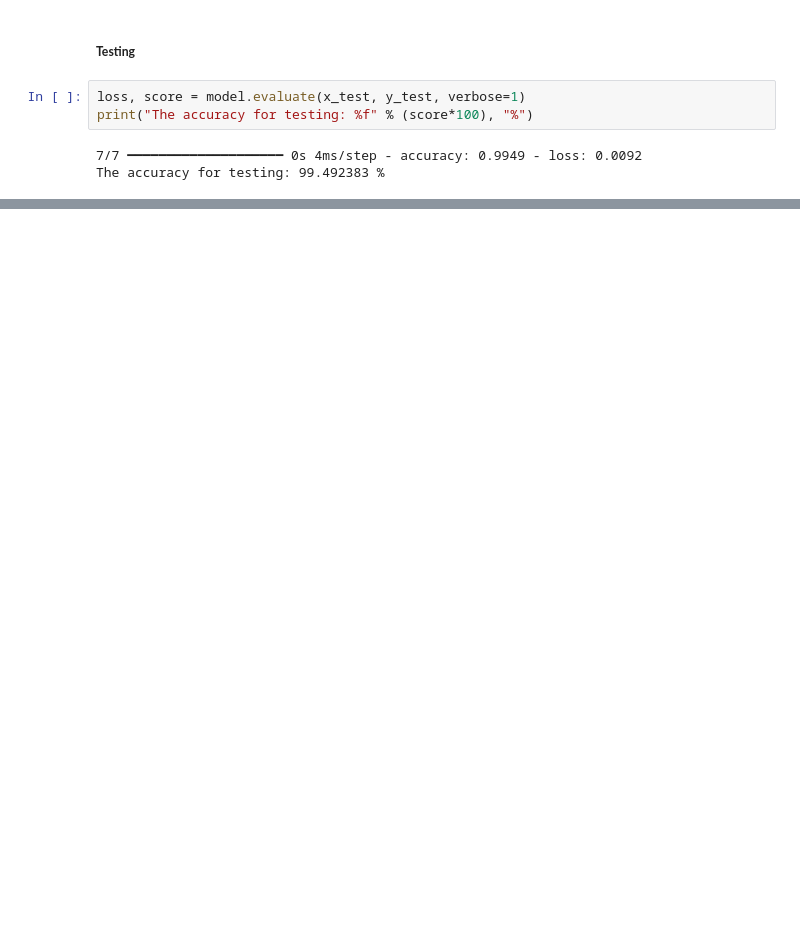
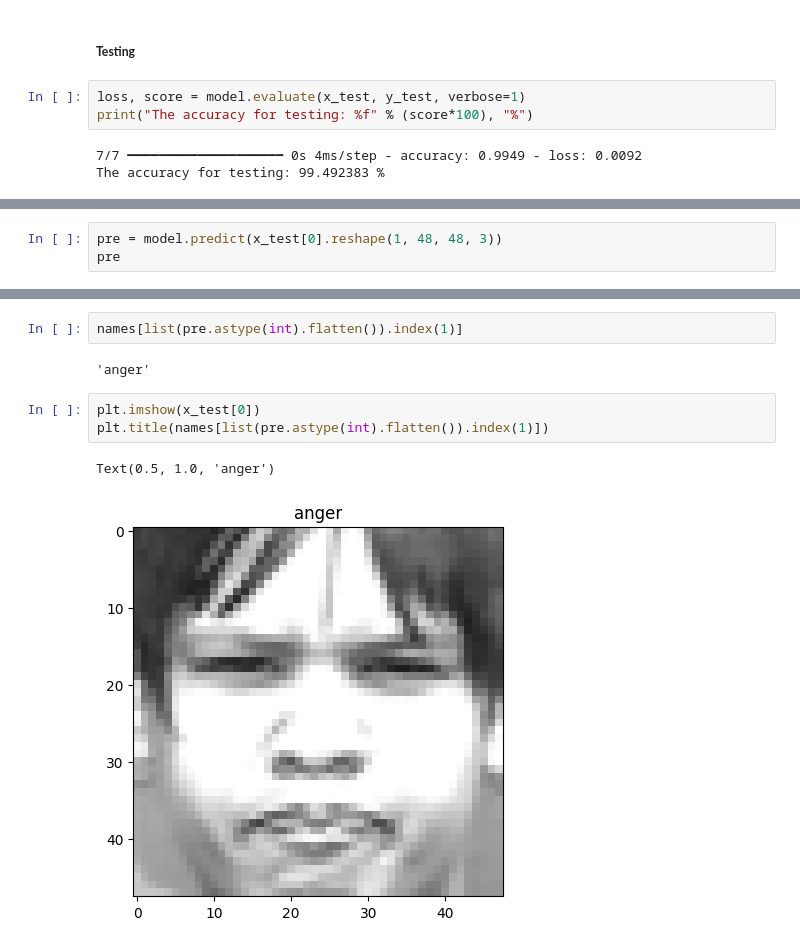
Before and after one commit to Muh-7/AI-Machine-Learning-Projects, a Jupyter notebook: 05_Human_Emotion_Detection_from_images/human_emotion_detection_from_images.ipynb, the cells around one changed output, grey strips where cells are left out. Drawn from its saved outputs; the diff is of its cells as text; blank space fills up the shorter version.

```diff
--- a/05_Human_Emotion_Detection_from_images/human_emotion_detection_from_images.ipynb
+++ b/05_Human_Emotion_Detection_from_images/human_emotion_detection_from_images.ipynb
@@ -192,0 +203,3 @@ The accuracy for testing: 99.492383 %
+# %%
+pre = model.predict(x_test[0].reshape(1, 48, 48, 3))
+pre
@@ -192,0 +210,10 @@ The accuracy for testing: 99.492383 %
+# %%
+names[list(pre.astype(int).flatten()).index(1)]
+# %% [output]
+'anger'
+# %%
+plt.imshow(x_test[0])
+plt.title(names[list(pre.astype(int).flatten()).index(1)])
+# %% [output]
+Text(0.5, 1.0, 'anger')
+[figure, added]
```
Also changed, not shown: parts of 6 cells of this notebook.
